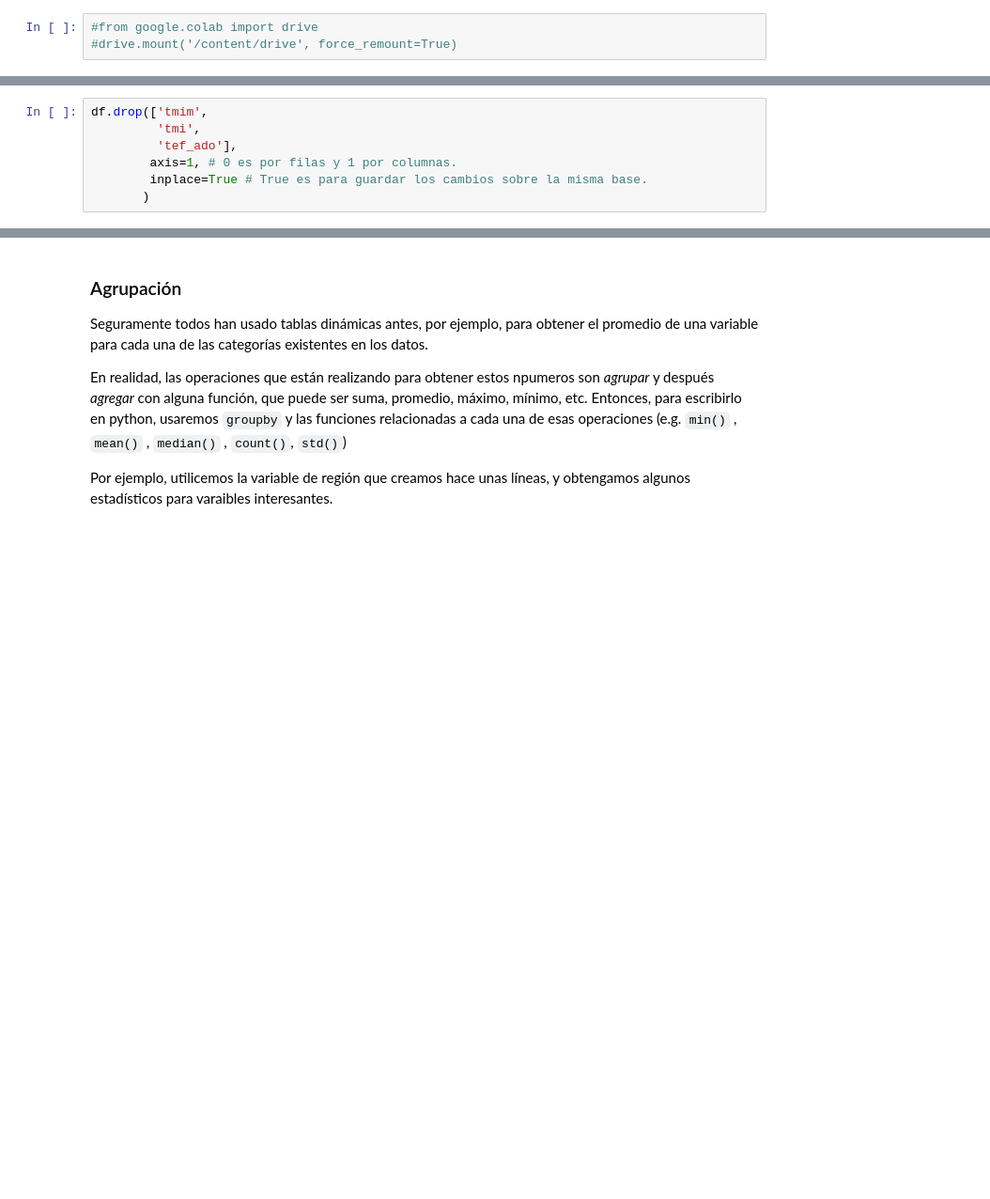
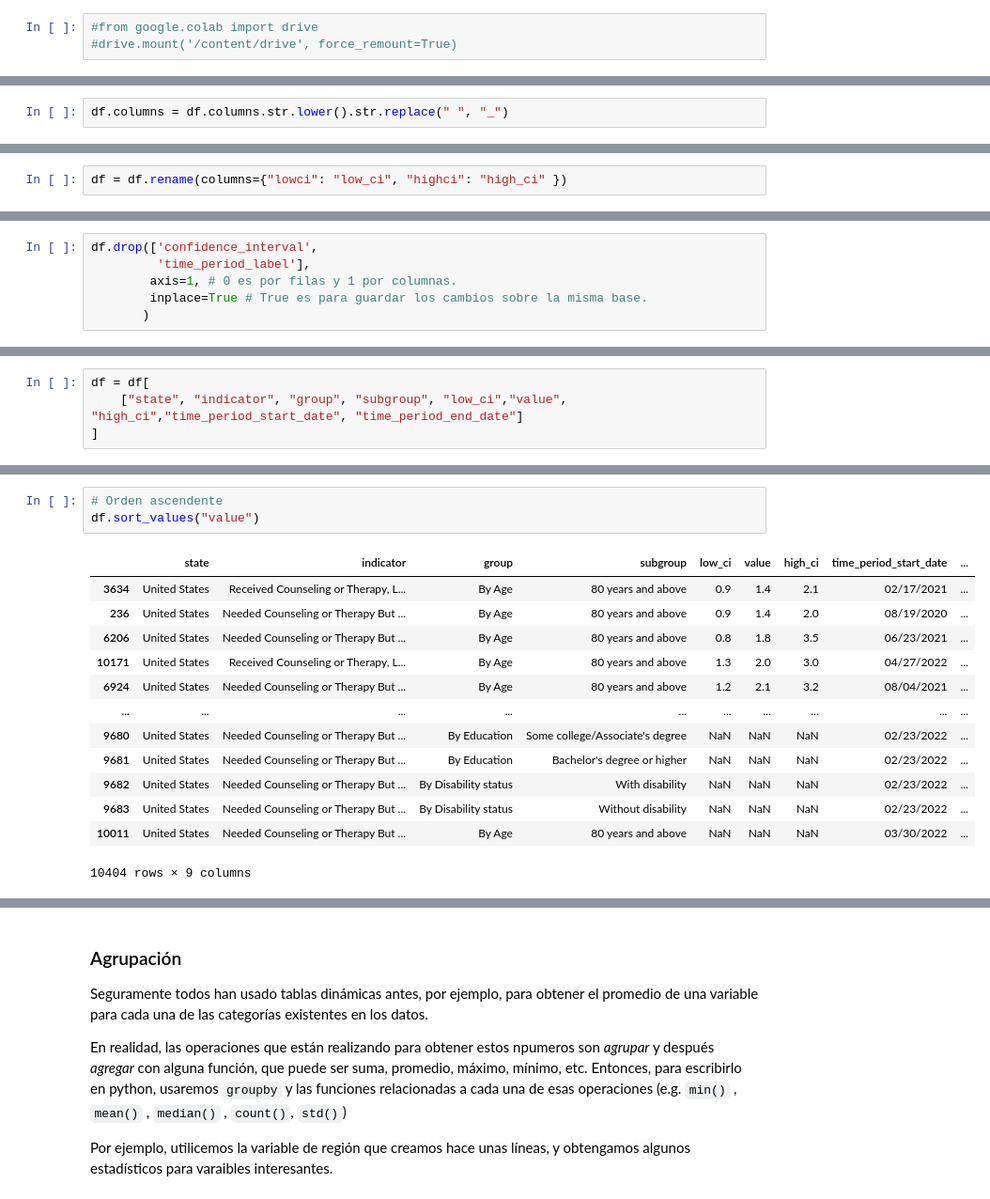
Before and after one commit to ElenaVillano/prope-programacion, a Jupyter notebook: materiales/m06_mas_exploracion.ipynb, the cells around one changed output, grey strips where cells are left out. Shown at 94% size. Drawn from its saved outputs; the diff is of its cells as text; blank space fills up the shorter version.

```diff
--- a/materiales/m06_mas_exploracion.ipynb
+++ b/materiales/m06_mas_exploracion.ipynb
@@ -26,0 +34,2 @@ import numpy as np
+# %%
+df.columns = df.columns.str.lower().str.replace(" ", "_")
@@ -26,0 +47,2 @@ import numpy as np
+# %%
+df = df.rename(columns={"lowci": "low_ci", "highci": "high_ci" })
@@ -27,7 +53,6 @@ import numpy as np
 # %%
-df.drop(['tmim',
-         'tmi',
-         'tef_ado'],
+df.drop(['confidence_interval',
+         'time_period_label'],
         axis=1, # 0 es por filas y 1 por columnas.
         inplace=True # True es para guardar los cambios sobre la misma base.
        )
@@ -47,0 +70,4 @@ SyntaxError: invalid syntax (1423670435.py, line 3)
+# %%
+df = df[
+    ["state", "indicator", "group", "subgroup", "low_ci","value", "high_ci","time_period_start_date", "time_period_end_date"]
+]
@@ -100,0 +254,17 @@ df['Group'].value_counts()
+# %%
+# Orden ascendente
+df.sort_values("value")
+# %% [output]
+|  | state | indicator | group | subgroup | low_ci | value | high_ci | time_period_start_date | ... |
+| 3634 | United States | Received Counseling or Therapy, L... | By Age | 80 years and above | 0.9 | 1.4 | 2.1 | 02/17/2021 | ... |
+| 236 | United States | Needed Counseling or Therapy But ... | By Age | 80 years and above | 0.9 | 1.4 | 2.0 | 08/19/2020 | ... |
+| 6206 | United States | Needed Counseling or Therapy But ... | By Age | 80 years and above | 0.8 | 1.8 | 3.5 | 06/23/2021 | ... |
+| 10171 | United States | Received Counseling or Therapy, L... | By Age | 80 years and above | 1.3 | 2.0 | 3.0 | 04/27/2022 | ... |
+| 6924 | United States | Needed Counseling or Therapy But ... | By Age | 80 years and above | 1.2 | 2.1 | 3.2 | 08/04/2021 | ... |
+| ... | ... | ... | ... | ... | ... | ... | ... | ... | ... |
+| 9680 | United States | Needed Counseling or Therapy But ... | By Education | Some college/Associate's degree | NaN | NaN | NaN | 02/23/2022 | ... |
+| 9681 | United States | Needed Counseling or Therapy But ... | By Education | Bachelor's degree or higher | NaN | NaN | NaN | 02/23/2022 | ... |
+| 9682 | United States | Needed Counseling or Therapy But ... | By Disability status | With disability | NaN | NaN | NaN | 02/23/2022 | ... |
+| 9683 | United States | Needed Counseling or Therapy But ... | By Disability status | Without disability | NaN | NaN | NaN | 02/23/2022 | ... |
+| 10011 | United States | Needed Counseling or Therapy But ... | By Age | 80 years and above | NaN | NaN | NaN | 03/30/2022 | ... |
+10404 rows × 9 columns
```
Also changed, not shown: parts of 84 cells of this notebook, 1 other file.
